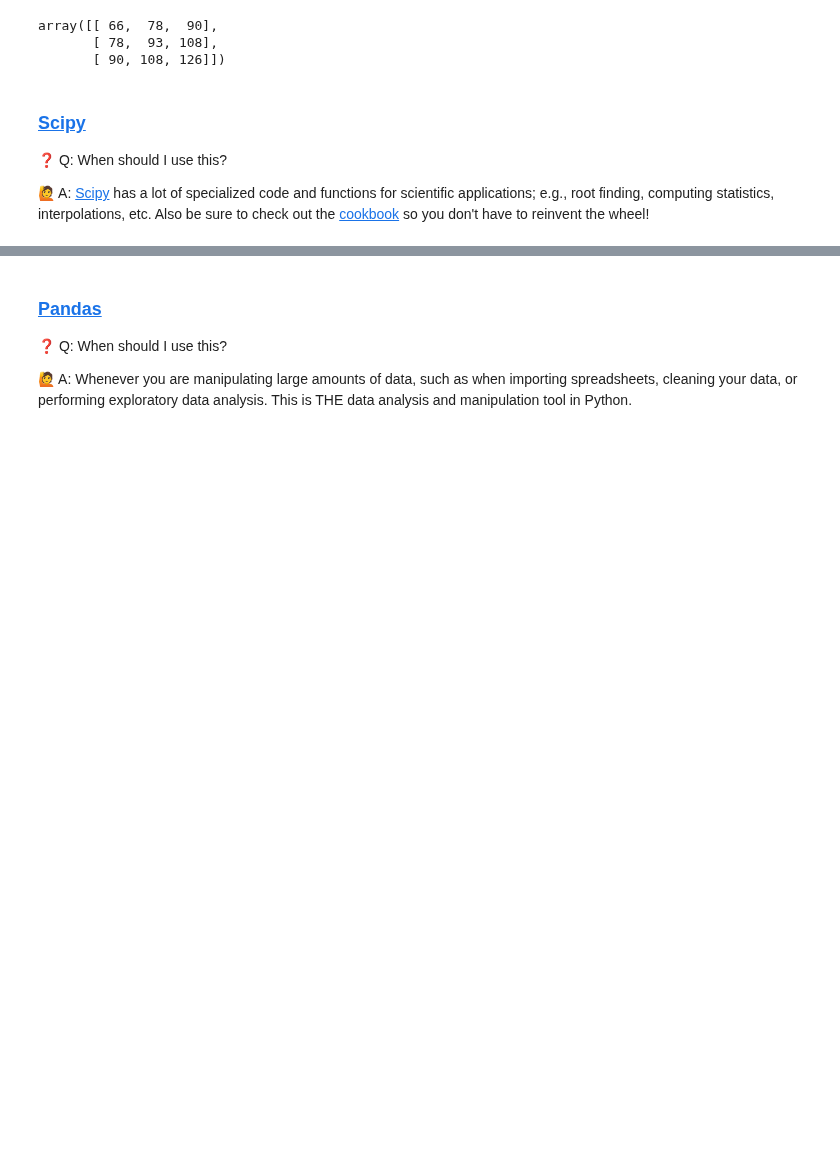
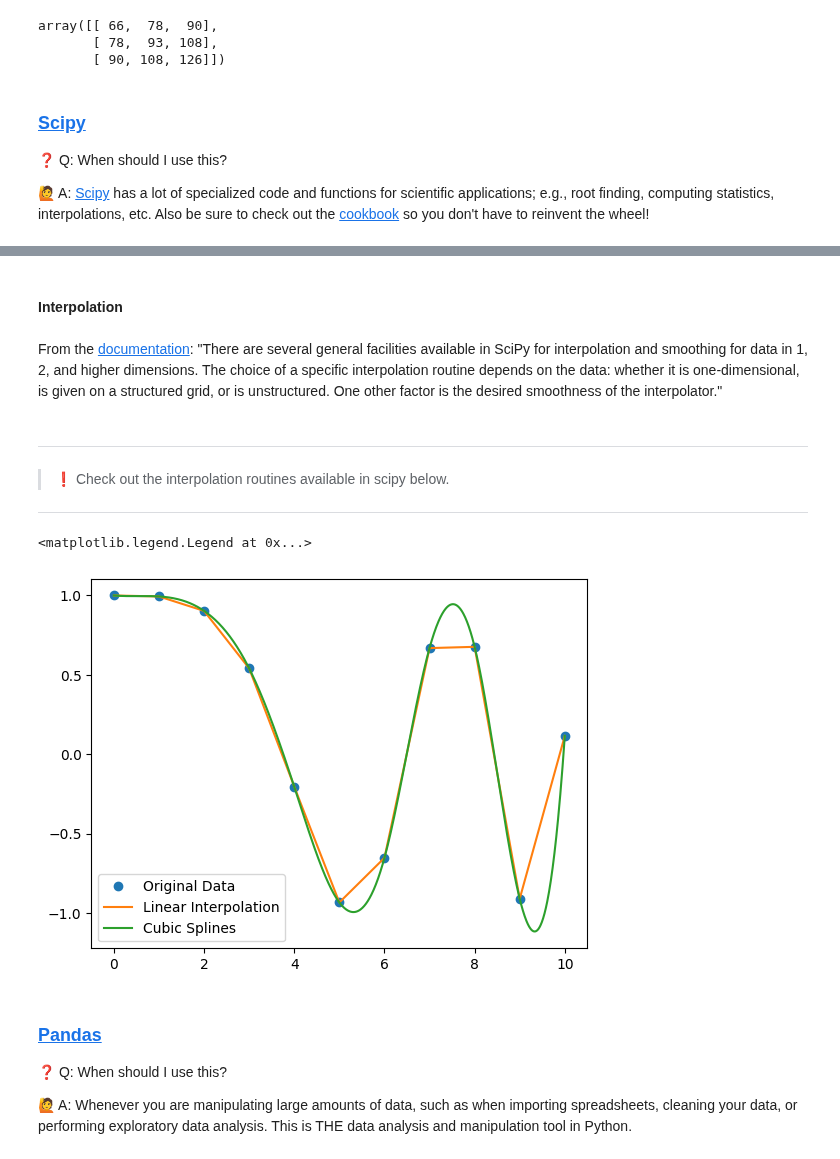
Before and after one commit to mahynski/chemometric-carpentry, a Jupyter notebook: notebooks/Introduction.ipynb, the cells around one changed output, grey strips where cells are left out. Saved outputs shown, nothing was run; the diff lists cells and outputs as text; code cells hidden in the pictures; blank space fills up the shorter version.

```diff
--- a/notebooks/Introduction.ipynb
+++ b/notebooks/Introduction.ipynb
@@ -895,0 +1111,8 @@ For chemometric applications, the most useful tools are typically [statistics](h
+# %% [markdown]
+#### Interpolation
+# %% [markdown]
+From the [documentation](https://docs.scipy.org/doc/scipy/tutorial/interpolate.html): "There are several general facilities available in SciPy for interpolation and smoothing for data in 1, 2, and higher dimensions. The choice of a specific interpolation routine depends on the data: whether it is one-dimensional, is given on a structured grid, or is unstructured. One other factor is the desired smoothness of the interpolator."
+# %% [markdown]
+---
+> ❗ Check out the interpolation routines available in scipy below.
+---
@@ -896,3 +1121,27 @@ For chemometric applications, the most useful tools are typically [statistics](h
+# %%
+# Let's create a set of sample points we want to interpolate between.
+x = np.linspace(0, 10, num=11)
+y = np.cos(-x**2 / 9.0)
+
+# A simple linear interpolation using numpy.
+xnew = np.linspace(0, 10, num=1001)
+ynew = np.interp(xnew, x, y)
+
+# Now make a more advanced interpolator with scipy.
+from scipy.interpolate import CubicSpline
+spl = CubicSpline(x, y)
+
+# Plot the original data as circles.
+plt.plot(x, y, 'o', label='Original Data')
+
+# Plot the different interpolations.
+plt.plot(xnew, ynew, '-', label='Linear Interpolation')
+plt.plot(xnew, [spl(x_) for x_ in xnew], label='Cubic Splines')
+
+plt.legend(loc='best')
+# %% [output]
+<matplotlib.legend.Legend at 0x...>
+[figure, added]
 # %% [markdown]
 ### [Pandas](https://pandas.pydata.org/)
 
```
Also changed, not shown: parts of 39 cells of this notebook.
